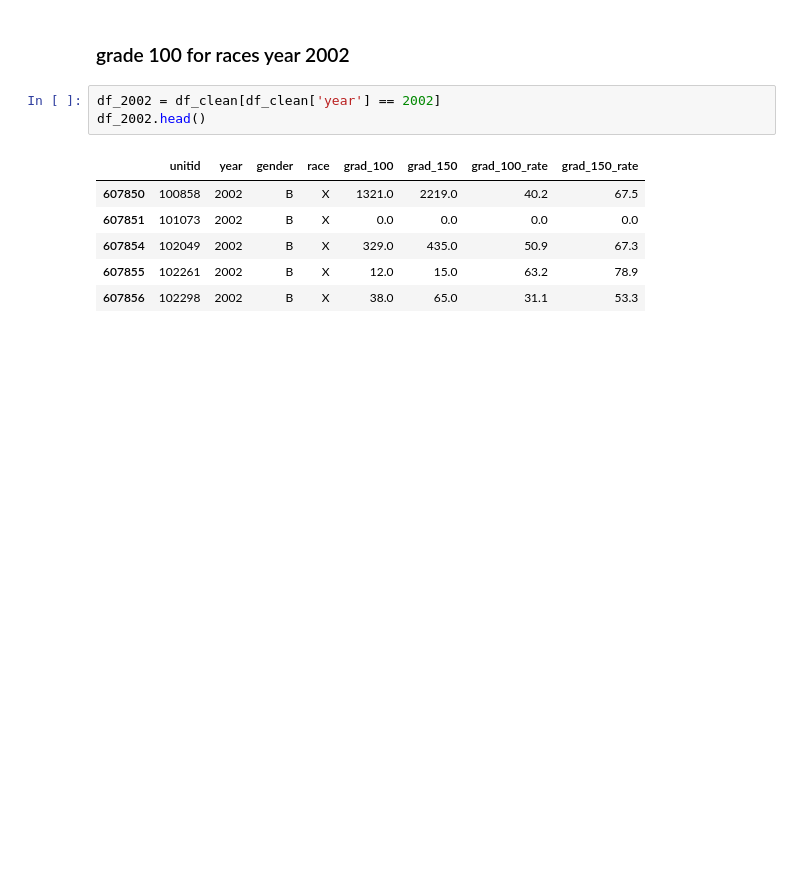
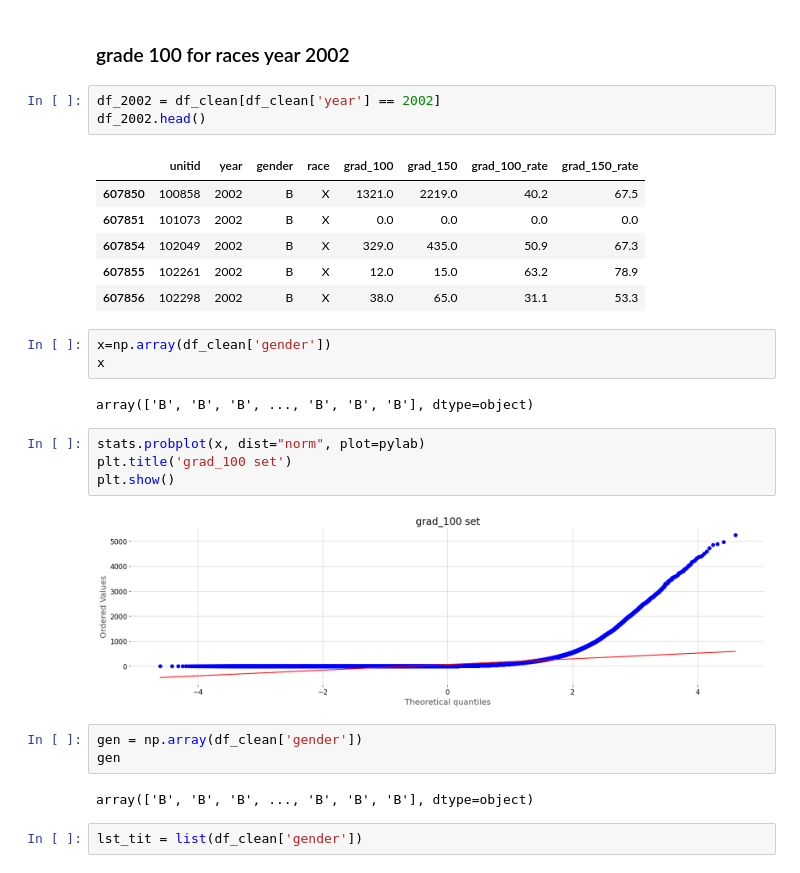
Before and after one commit to ezztherose/TIA-Scraping, a Jupyter notebook: notebooks/institution.ipynb, the cells around one changed output. Drawn from its saved outputs; the diff is of its cells as text; blank space fills up the shorter version.

Commit message:
more graphs

```diff
--- a/notebooks/institution.ipynb
+++ b/notebooks/institution.ipynb
@@ -167,3 +173,21 @@ df_2002.head()
 | 607854 | 102049 | 2002 | B | X | 329.0 | 435.0 | 50.9 | 67.3 |
 | 607855 | 102261 | 2002 | B | X | 12.0 | 15.0 | 63.2 | 78.9 |
 | 607856 | 102298 | 2002 | B | X | 38.0 | 65.0 | 31.1 | 53.3 |
+# %%
+x=np.array(df_clean['gender'])
+x
+# %% [output]
+array(['B', 'B', 'B', ..., 'B', 'B', 'B'], dtype=object)
+# %%
+stats.probplot(x, dist="norm", plot=pylab)
+plt.title('grad_100 set')
+plt.show()
+# %% [output]
+[figure, added]
+# %%
+gen = np.array(df_clean['gender'])
+gen
+# %% [output]
+array(['B', 'B', 'B', ..., 'B', 'B', 'B'], dtype=object)
+# %%
+lst_tit = list(df_clean['gender'])
```
Also changed, not shown: parts of 7 cells of this notebook.
